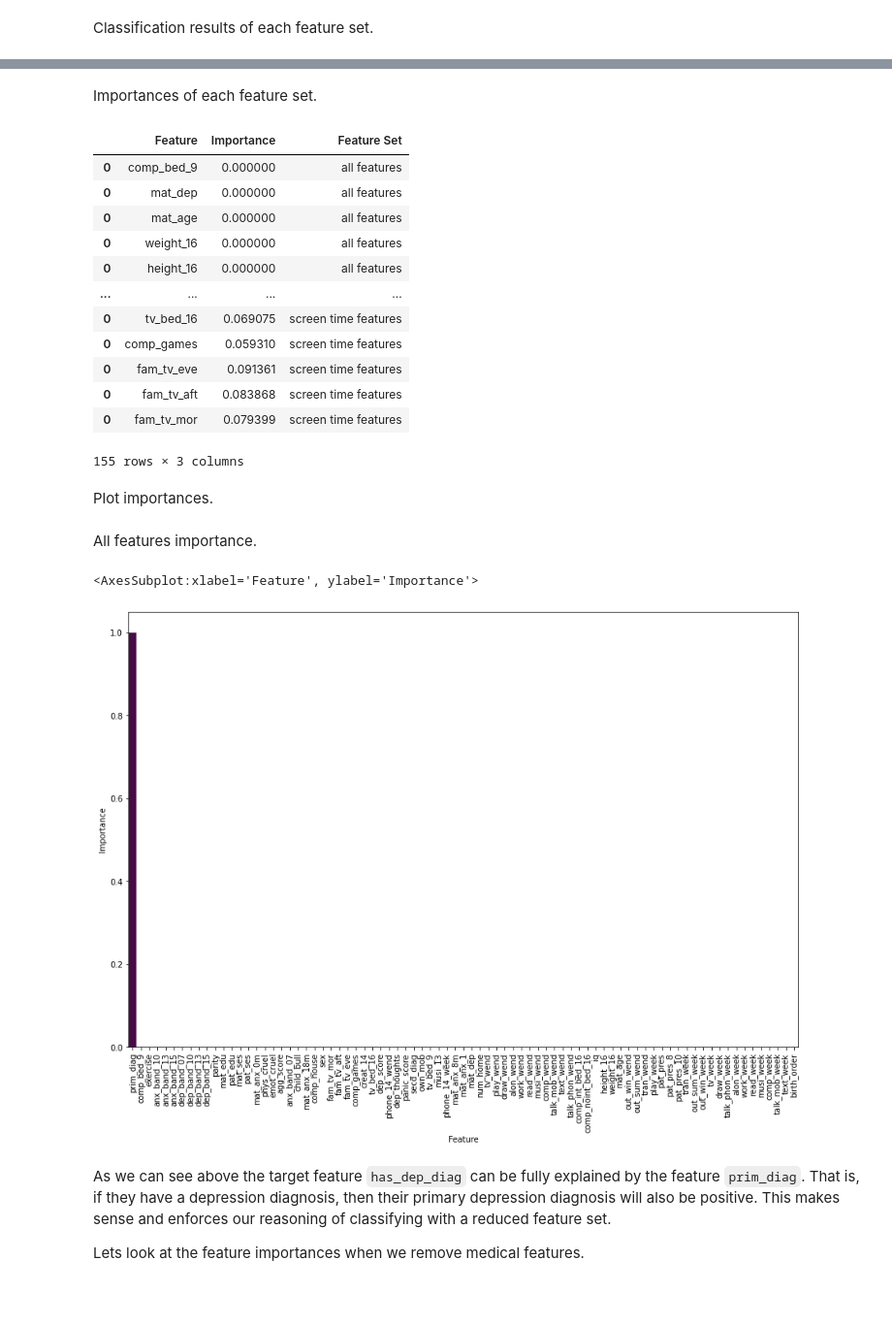
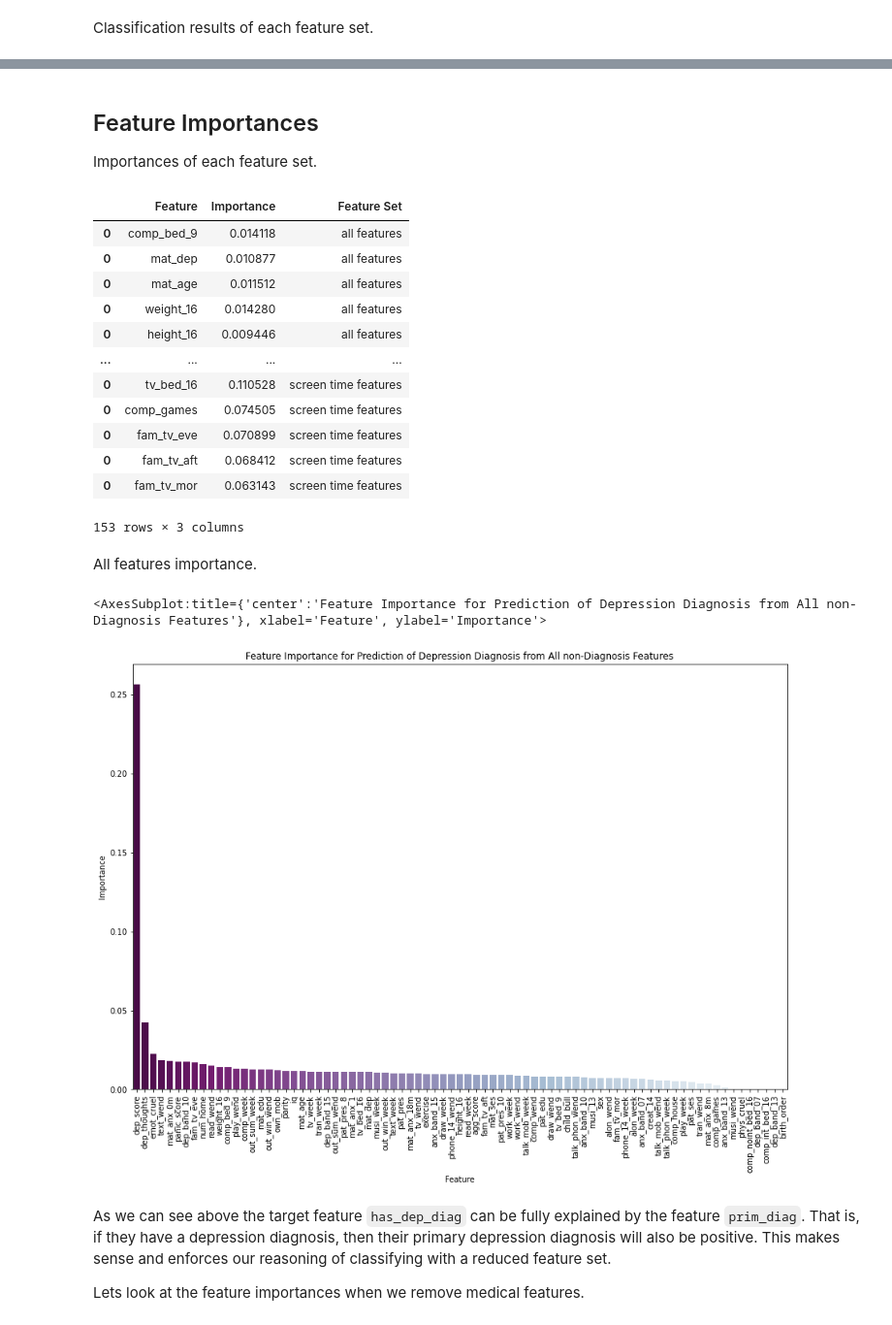
Before and after one commit to kaihulme/alspac-mhst, a Jupyter notebook: notebooks/classification_analysis.ipynb, the cells around one changed output, grey strips where cells are left out. Shown at 97% size. Saved outputs shown, nothing was run; the diff lists cells and outputs as text; code cells hidden in the pictures; blank space fills up the shorter version.

```diff
--- a/notebooks/classification_analysis.ipynb
+++ b/notebooks/classification_analysis.ipynb
@@ -86,7 +65,8 @@ We shall create feature sets for:
 - __non-medical__ features (depression, anxiety etc.)
 - __only screen time__ features
 # %%
-all_features = X_train.columns
+target_feature = ["has_dep_diag"]
+drop_features = ["prim_diag", "secd_diag"]
 
 medical_features = [
     "mat_dep","mat_anx_1", "mat_anx_18m",
@@ -349,13 +343,13 @@ for (fset, fset_X_train, fset_X_test) in fsets:
     xgb = XGBClassifier(
         objective="binary:logistic",
         eval_metric="logloss",
-        scale_pos_weight=sample_ratio,
-        subsample=1,
-        n_estimators=500,
-        min_child_weight=10,
-        max_depth=3,
-        gamma=1,
-        colsample_bytree=1,
+        # scale_pos_weight=sample_ratio,
+        # subsample=1,
+        # n_estimators=500,
+        # min_child_weight=10,
+        # max_depth=3,
+        # gamma=1,
+        # colsample_bytree=1,
         n_jobs=-1,
     )
     xgb.fit(fset_X_train, y_train)
@@ -376,28 +370,29 @@ pd.DataFrame([[x for x in xs] for xs in np.array(fset_results)[:,2]], columns=co
 # %% [markdown]
+## Feature Importances
+
 Importances of each feature set.
 # %%
 cols = ["Feature", "Importance", "Feature Set"]
 importance_df = pd.DataFrame(columns=cols)
+fset_cols = [fset[1].columns for fset in fsets]
 
 for (features, (fset, fset_xgb, fset_result)) in zip(fset_cols, fset_results):
     imps = fset_xgb.feature_importances_
     for (feature, imp) in zip(features, imps):
         importance_df = importance_df.append(pd.DataFrame([[feature, imp, fset]], columns=cols))
 
 importance_df
 # %% [output]
 |  | Feature | Importance | Feature Set |
-| 0 | comp_bed_9 | 0.000000 | all features |
-| 0 | mat_dep | 0.000000 | all features |
-| 0 | mat_age | 0.000000 | all features |
-| 0 | weight_16 | 0.000000 | all features |
-| 0 | height_16 | 0.000000 | all features |
+| 0 | comp_bed_9 | 0.014118 | all features |
+| 0 | mat_dep | 0.010877 | all features |
+| 0 | mat_age | 0.011512 | all features |
+| 0 | weight_16 | 0.014280 | all features |
+| 0 | height_16 | 0.009446 | all features |
 | ... | ... | ... | ... |
-| 0 | tv_bed_16 | 0.069075 | screen time features |
-| 0 | comp_games | 0.059310 | screen time features |
-| 0 | fam_tv_eve | 0.091361 | screen time features |
-| 0 | fam_tv_aft | 0.083868 | screen time features |
-| 0 | fam_tv_mor | 0.079399 | screen time features |
+| 0 | tv_bed_16 | 0.110528 | screen time features |
+| 0 | comp_games | 0.074505 | screen time features |
+| 0 | fam_tv_eve | 0.070899 | screen time features |
+| 0 | fam_tv_aft | 0.068412 | screen time features |
+| 0 | fam_tv_mor | 0.063143 | screen time features |
-155 rows × 3 columns
+153 rows × 3 columns
-# %% [markdown]
-Plot importances.
@@ -410,11 +402,12 @@ All features importance.
 all_imp_df = importance_df[importance_df["Feature Set"] == "all features"]
 
 fig = plt.figure(figsize=(15,10))
+plt.title("Feature Importance for Prediction of Depression Diagnosis from All non-Diagnosis Features")
 plt.xticks(rotation=90)
 sns.barplot(x='Feature', y='Importance', data=all_imp_df.sort_values("Importance", ascending=False), palette="BuPu_r")
 # %% [output]
-<AxesSubplot:xlabel='Feature', ylabel='Importance'>
+<AxesSubplot:title={'center':'Feature Importance for Prediction of Depression Diagnosis from All non-Diagnosis Features'}, xlabel='Feature', ylabel='Importance'>
-[figure, old version]
+[figure, new version]
 # %% [markdown]
 As we can see above the target feature `has_dep_diag` can be fully explained by the feature `prim_diag`. That is, if they have a depression diagnosis, then their primary depression diagnosis will also be positive. This makes sense and enforces our reasoning of classifying with a reduced feature set.
 
```
Also changed, not shown: parts of 16 cells of this notebook, 5 other files.
